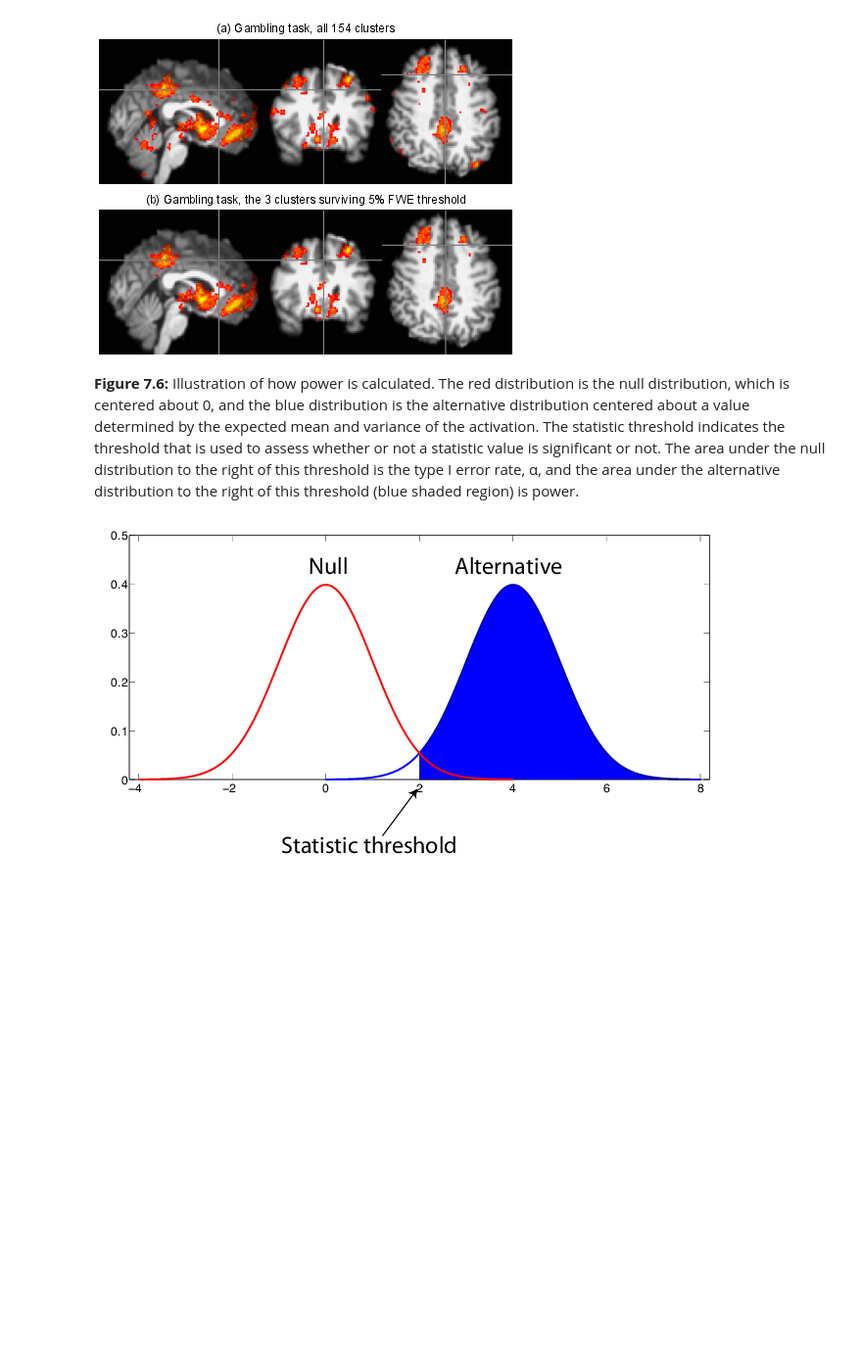
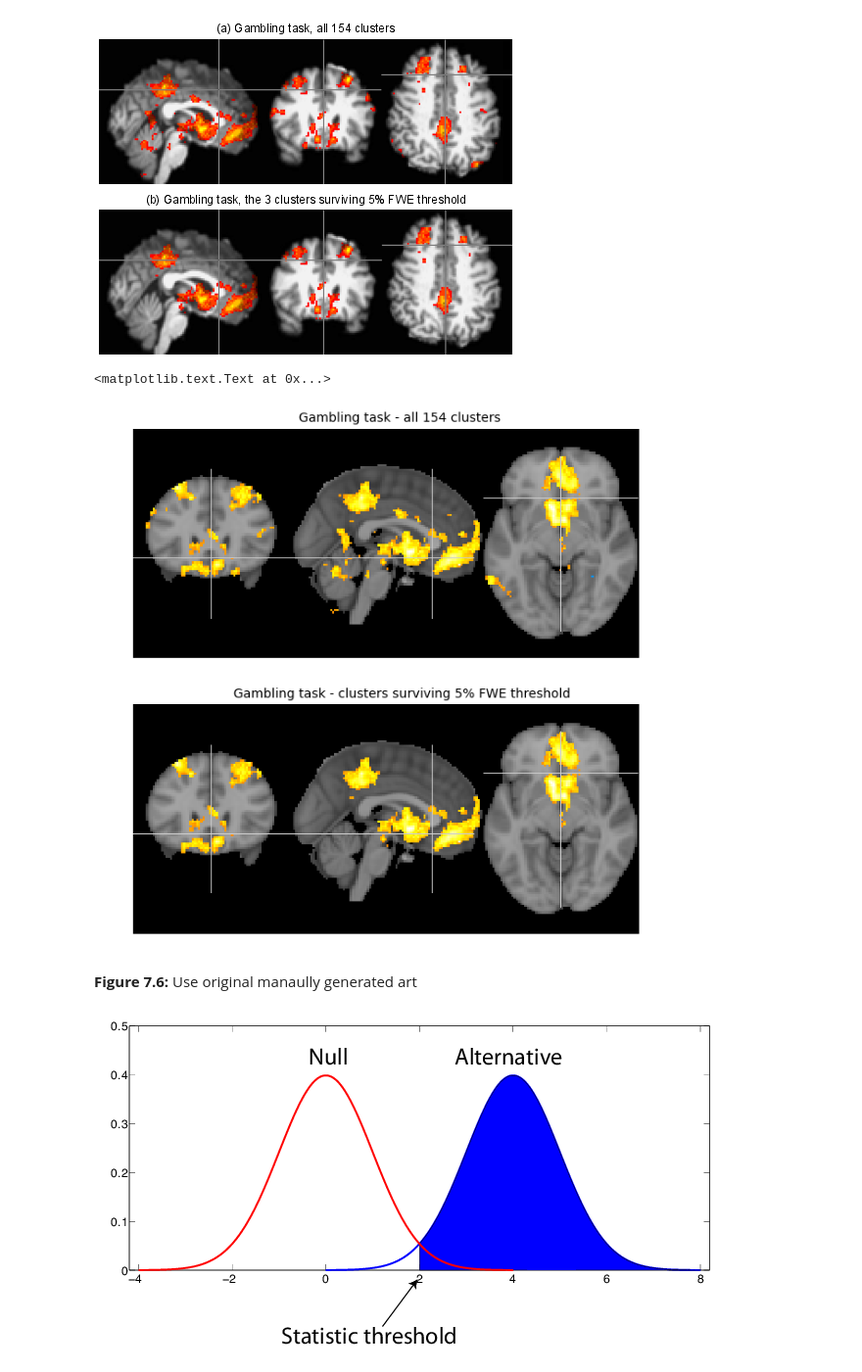
Before and after one commit to poldrack/fmri-handbook-2e-code, a Jupyter notebook: notebooks/Chapter7-Inference/Chapter7-Inference.ipynb, the cells around one changed output. Shown at 98% size. Cells and saved outputs as stored; diff of their text form; code cells hidden in the pictures; blank space fills up the shorter version.

```diff
--- a/notebooks/Chapter7-Inference/Chapter7-Inference.ipynb
+++ b/notebooks/Chapter7-Inference/Chapter7-Inference.ipynb
@@ -300,8 +293,56 @@ __Figure 7.5:__ Thresholded maps from the gambling experiment, parametric effect
 WImage(filename=os.path.join(orig_figuredir,'Figure_7_5.pdf'))
 # %% [output]
 [figure]
-# %% [markdown]
-__Figure 7.6:__ Illustration of how power is calculated. The red distribution is the null distribution, which is centered about 0, and the blue distribution is the alternative distribution centered about a value determined by the expected mean and variance of the activation. The statistic threshold indicates the threshold that is used to assess whether or not a statistic value is significant or not. The area under the null distribution to the right of this threshold is the type I error rate, α, and the area under the alternative distribution to the right of this threshold (blue shaded region) is power.
+# %%
+zstat_cope3=nibabel.load(os.path.join(datadir,'ds005/ds005_cope3_zstat2.nii.gz'))
+bgimage=nibabel.load(os.path.join(os.getenv('FSLDIR'),'data/standard/MNI152_T1_2mm_brain.nii.gz'))
+
+plt.figure(figsize=(10,10))
+ax1 = plt.subplot2grid((2,1), (0,0))
+plot=nilearn.plotting.plot_stat_map(zstat_cope3,
+                        bgimage,threshold=2.3,
+                        display_mode='ortho',axes=ax1,
+                        annotate=False,colorbar=False)
+xlim=plot.axes['y'].ax.get_xlim()
+ylim=plot.axes['y'].ax.get_ylim()
+plt.text(numpy.mean(xlim)-240,ylim[1]+15,'Gambling task - all 154 clusters',
+                fontsize=14)
+# perform clustering
+cl = mem.cache(fsl.Cluster)
+clustidx=os.path.join(datadir,'ds005/ds005_cope3_zstat2_clustidx.nii.gz')
+if not os.path.exists(clustidx):
+    cluster_results=cl(threshold = 2.3,
+        in_file = os.path.join(datadir,'ds005/ds005_cope3_zstat2.nii.gz'),
+        out_index_file=clustidx)
+clustimg=nibabel.load(clustidx)
+clustdata=clustimg.get_data()
+
+nclust=numpy.max(clustdata)
+extent_thresh=570
+for i in range(1,nclust+1):
+    if numpy.sum(clustdata==i)<extent_thresh:
+        clustdata[clustdata==i]=0
+clustdata[clustdata>0]=1
+
+zstatdata=nibabel.load(os.path.join(datadir,'ds005/ds005_cope3_zstat2.nii.gz')).get_data()
+clust_extent_thresh=nibabel.Nifti1Image(clustdata*zstatdata,clustimg.get_affine(),clustimg.get_header())
+clust_extent_thresh.to_filename(os.path.join(datadir,
+                        'ds005/ds005_cope3_zstat2_extentthresh.nii.gz'))
+
+ax1 = plt.subplot2grid((2,1), (1,0))
+plot=nilearn.plotting.plot_stat_map(clust_extent_thresh,
+                        bgimage,threshold=2.3,
+                        display_mode='ortho',axes=ax1,
+                        annotate=False,colorbar=False)
+xlim=plot.axes['y'].ax.get_xlim()
+ylim=plot.axes['y'].ax.get_ylim()
+plt.text(numpy.mean(xlim)-300,ylim[1]+15,'Gambling task - clusters surviving 5% FWE threshold',
+                fontsize=14)
+# %% [output]
+<matplotlib.text.Text at 0x...>
+[figure, added]
+# %% [markdown]
+__Figure 7.6:__ Use original manaully generated art
 # %%
 WImage(filename=os.path.join(orig_figuredir,'Figure_7_6.pdf'))
 # %% [output]
```
Also changed, not shown: parts of 4 cells of this notebook.
